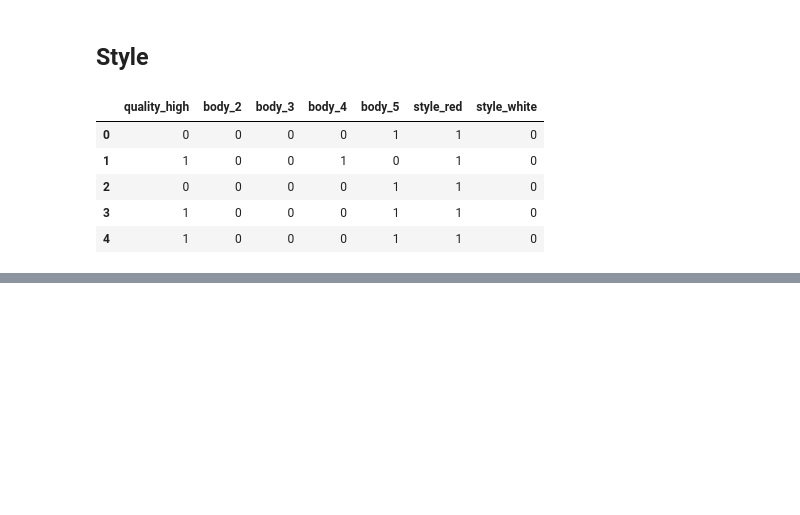
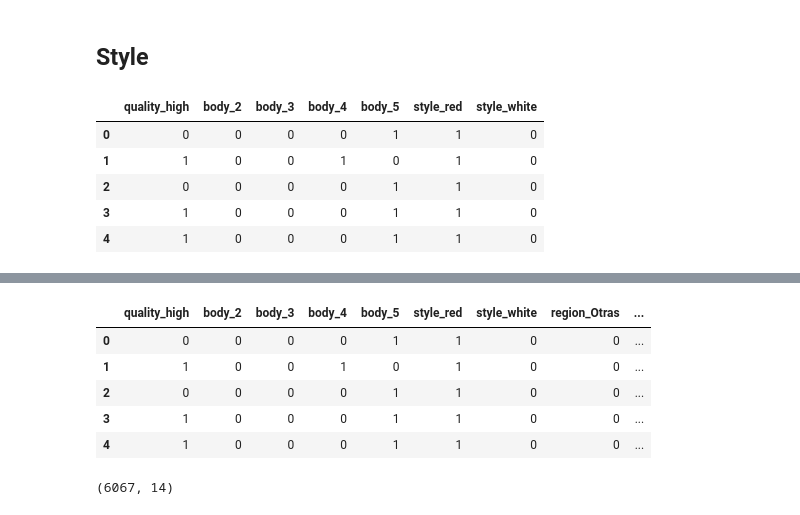
Before and after one commit to car-vigo/vinos-corderhouse, a Jupyter notebook: notebooks/3.0-feature-engineering.ipynb, the cells around one changed output, grey strips where cells are left out. Drawn from its saved outputs; the diff is of its cells as text; code cells hidden in the pictures; blank space fills up the shorter version.

```diff
--- a/notebooks/3.0-feature-engineering.ipynb
+++ b/notebooks/3.0-feature-engineering.ipynb
@@ -407,7 +401,7 @@ df_wine[columns_not_numeric]
 Quality es la variable target. Nos interesa determinar si es de calidad alto, entoces lo codificaremos como get_dummies() donde 1 va a ser calidad alto y 0 calidad baja.
 # %%
 # get dummies of quality
-df_wine_encoding = pd.get_dummies(df_wine_transform_pca['quality'])
+df_wine_encoding = pd.get_dummies(df_wine['quality'])
 df_wine_encoding.head()
 # %% [output]
 |  | high | low |
@@ -467,0 +475,15 @@ df_wine_encoding.head()
+# %%
+# get_dummies de la columna style
+df_wine_encoding = pd.concat([df_wine_encoding, pd.get_dummies(df_wine['region'],prefix='region')], axis=1)
+df_wine_encoding.head()
+# %% [output]
+|  | quality_high | body_2 | body_3 | body_4 | body_5 | style_red | style_white | region_Otras | ... |
+| 0 | 0 | 0 | 0 | 0 | 1 | 1 | 0 | 0 | ... |
+| 1 | 1 | 0 | 0 | 1 | 0 | 1 | 0 | 0 | ... |
+| 2 | 0 | 0 | 0 | 0 | 1 | 1 | 0 | 0 | ... |
+| 3 | 1 | 0 | 0 | 0 | 1 | 1 | 0 | 0 | ... |
+| 4 | 1 | 0 | 0 | 0 | 1 | 1 | 0 | 0 | ... |
+# %%
+df_wine_encoding.shape
+# %% [output]
+(6067, 14)
```
Also changed, not shown: parts of 10 cells of this notebook, 2 other files.
